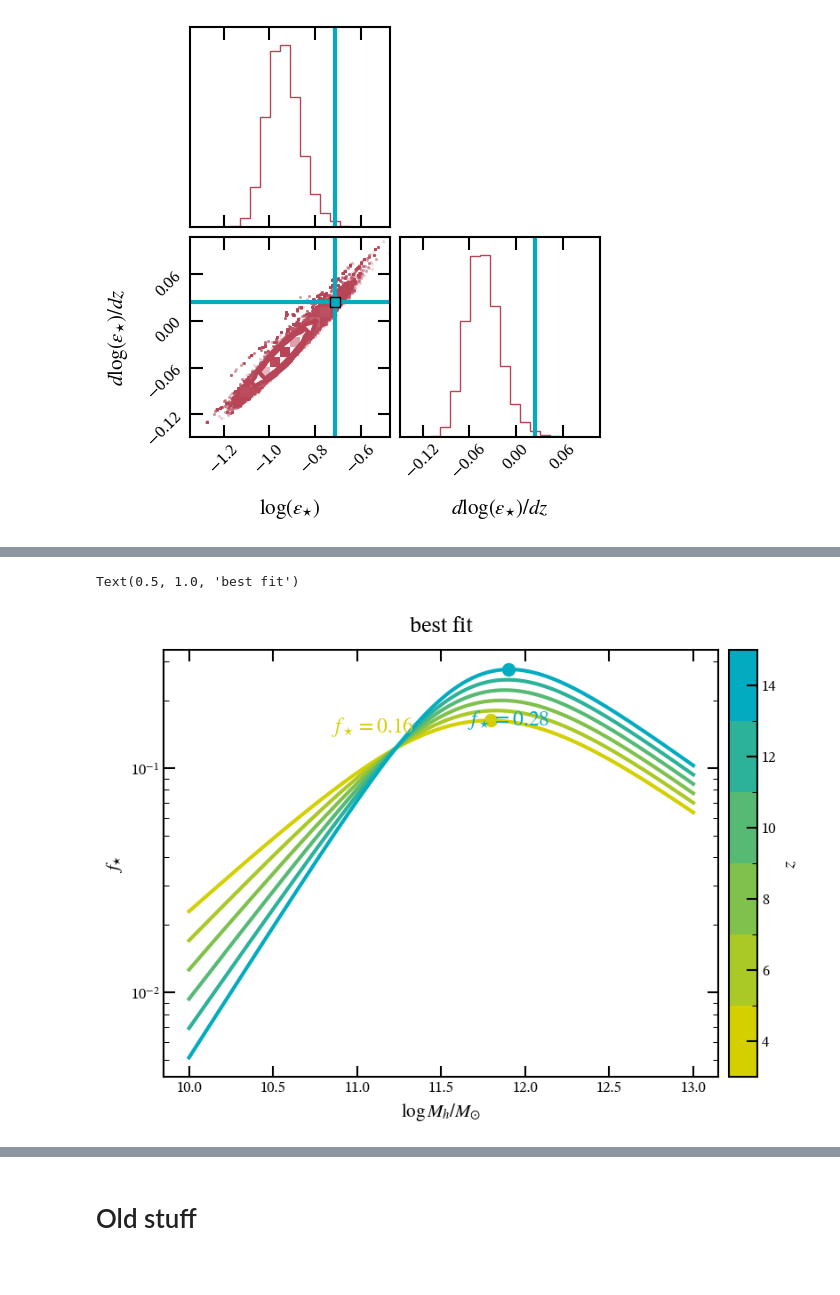
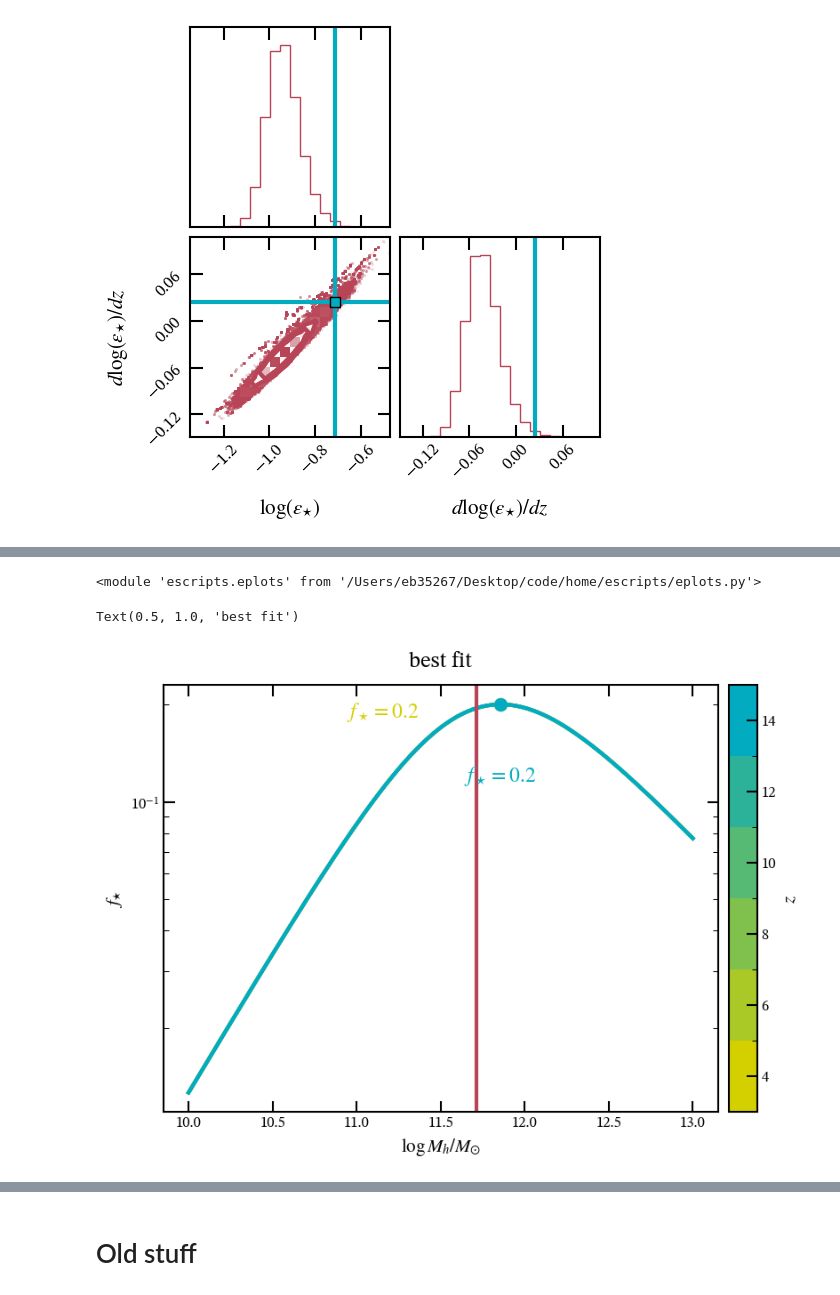
Before and after one commit to ebregou/modeling_stochasticity, a Jupyter notebook: notebooks/visualize_results.ipynb, the cells around one changed output, grey strips where cells are left out. Cells and saved outputs as stored; diff of their text form; code cells hidden in the pictures.

```diff
--- a/notebooks/visualize_results.ipynb
+++ b/notebooks/visualize_results.ipynb
@@ -262,8 +283,13 @@ corner = eplots.make_corner(my_UVLF, backend_file = backend_file, excluded_param
 # %%
-test_fit = [0.87, 0.05, 11.71, 0, -0.71, 0.02, 0.17, 0.17, -0.86]
+test_fit = [0.87, 0, 11.71, 0, -0.71, 0, 0.17, 0, 0]
+# %%
+importlib.reload(eplots)
+# %% [output]
+<module 'escripts.eplots' from '/Users/eb35267/Desktop/code/home/escripts/eplots.py'>
 # %%
 sfe_high, sfe_ax = eplots.sfe_shape_diff_z(my_UVLF, param_values = test_fit, zs = np.arange(4, 16, 2), id_max = True)
+sfe_ax.axvline(11.71)
 sfe_ax.set_title(r'best fit')
 # %% [output]
 Text(0.5, 1.0, 'best fit')
-[figure, old version]
+[figure, new version]
```
Also changed, not shown: parts of 14 cells of this notebook.
